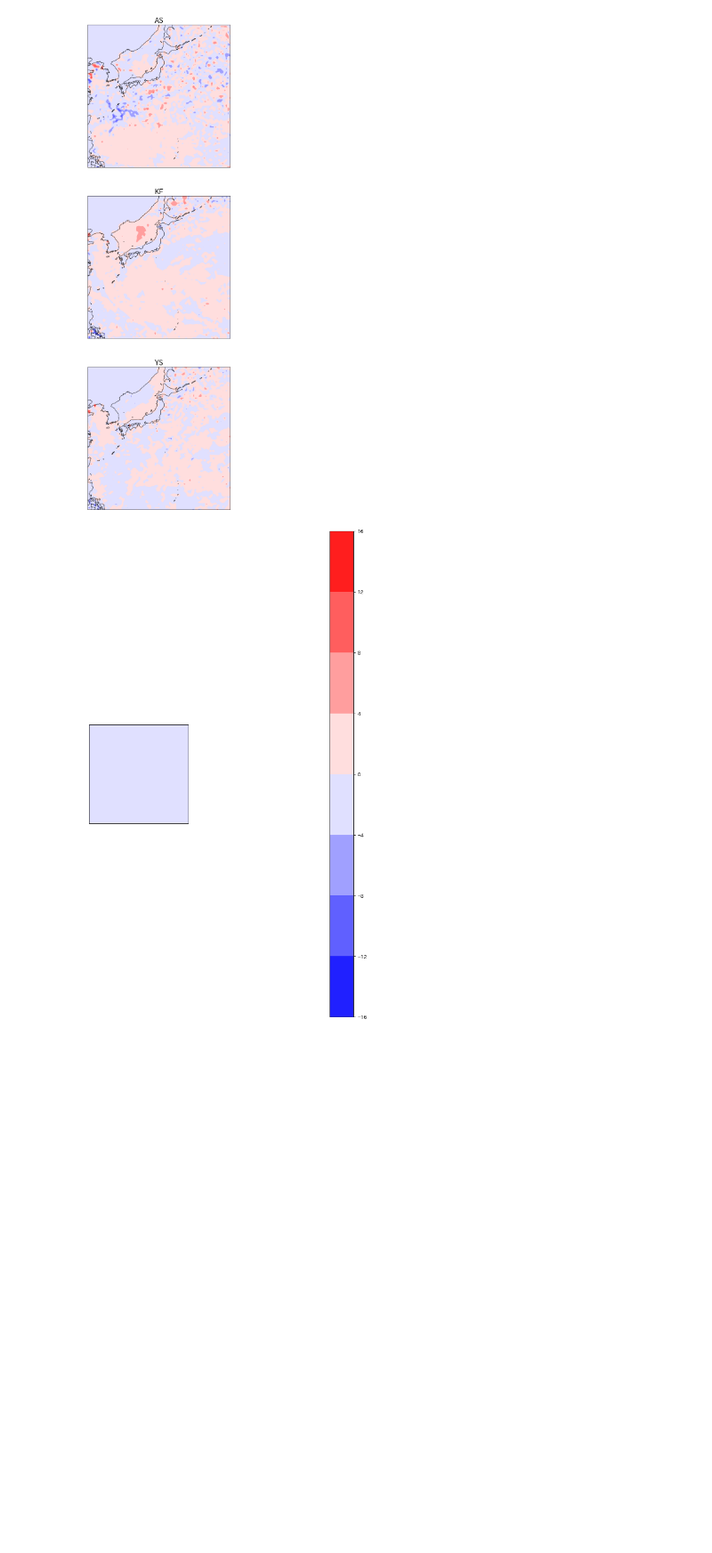
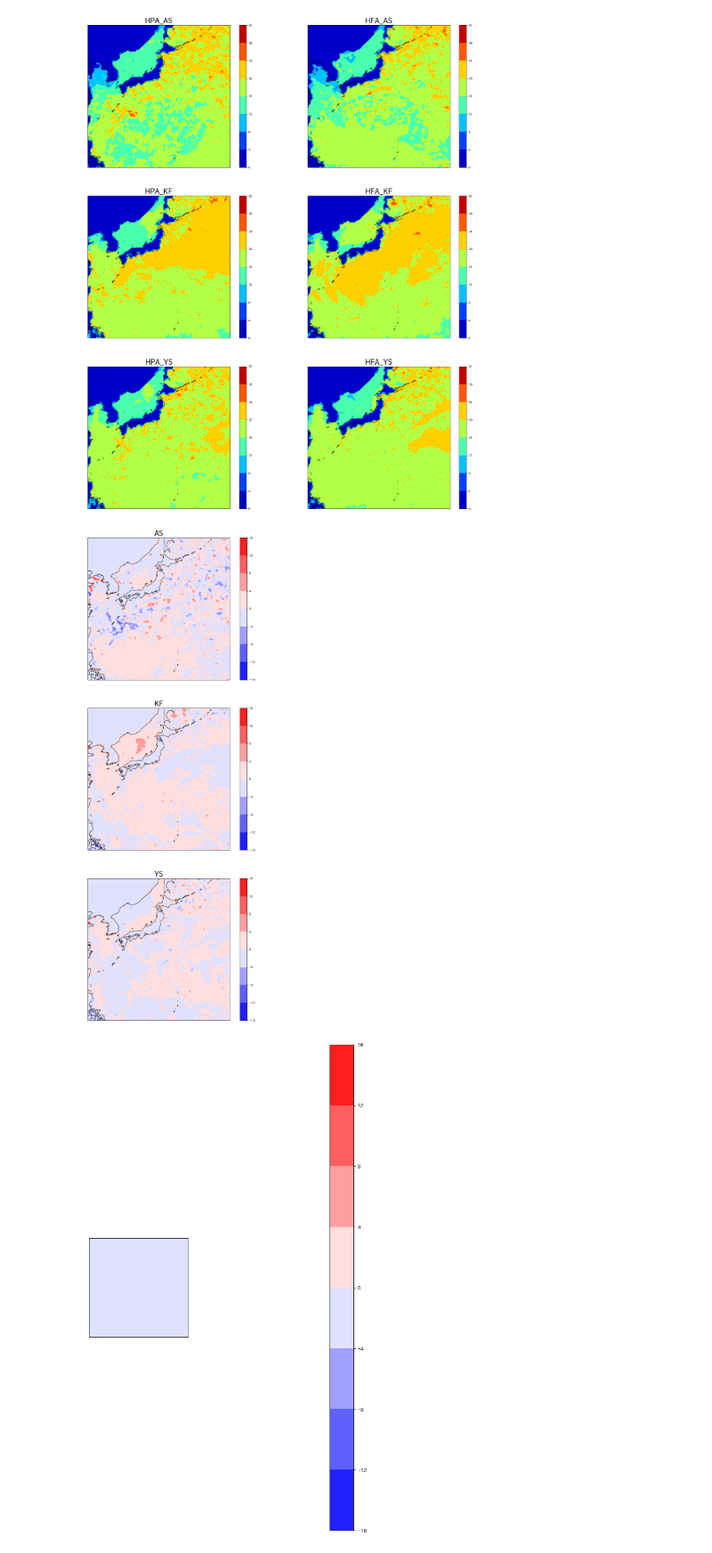
Before and after one commit to greedtn/MRI-AGCM3.2H, a Jupyter notebook: vizualize_code/diff_of_maxdata.ipynb, the cells around one changed output. Shown at 89% size. Cells and saved outputs as stored; diff of their text form; code cells hidden in the pictures; blank space fills up the shorter version.

```diff
--- a/vizualize_code/diff_of_maxdata.ipynb
+++ b/vizualize_code/diff_of_maxdata.ipynb
@@ -27,7 +27,8 @@ lat_n = lats[0][-1]
 lon_w = lons[0][0]
 lon_e = lons[-1][0]
 
-DATA = []
+DATA_F = []
+DATA_P = []
 
 for i in range(len(MODEL)):
     # モデル名
@@ -48,44 +49,90 @@ for i in range(len(MODEL)):
             else:
                 data_f[index // 79][index % 79] = 0
     # 過去
     with open('../csv2/' + 'HPA_' + model + '_POT.csv', 'r') as csv_file:
         csv_reader = reader(csv_file)
         POT_ALL = list(csv_reader)
         for index in range(79 * 79):
             POT = POT_ALL[index]
             s = [float(val) for val in POT]
             if len(s) > 1:
                 data_p[index // 79][index % 79] = max(s)
             else:
                 data_p[index // 79][index % 79] = 0
 
-    # 将来と過去の差分
-    data = data_f - data_p
-    DATA.append(data)
+    DATA_F.append(data_f)
+    DATA_P.append(data_p)
 
-# 描画
-fig = plt.figure(figsize=(10, 30), facecolor='white')
+
+# 描画(現在気候の最大値)
+fig = plt.figure(figsize=(20, 24))
+levels = np.arange(0, 33, 4)
+ax1 = fig.add_subplot(3, 2, 1, projection=ccrs.PlateCarree())
+a = plt.contourf(lons, lats, DATA_P[0], levels=levels, transform=ccrs.PlateCarree(), cmap='jet')
+c_bar = plt.colorbar(a)
+ax1.coastlines()
+ax1.set_title('HPA_' + MODEL[0], fontsize=24)
+
+ax2 = fig.add_subplot(3, 2, 3, projection=ccrs.PlateCarree())
+a = plt.contourf(lons, lats, DATA_P[1], levels=levels, transform=ccrs.PlateCarree(), cmap='jet')
+c_bar = plt.colorbar(a)
+ax2.coastlines()
+ax2.set_title('HPA_' + MODEL[1], fontsize=24)
+
+ax3 = fig.add_subplot(3, 2, 5, projection=ccrs.PlateCarree())
+a = plt.contourf(lons, lats, DATA_P[2], levels=levels, transform=ccrs.PlateCarree(), cmap='jet')
+c_bar = plt.colorbar(a)
+ax3.coastlines()
+ax3.set_title('HPA_' + MODEL[2], fontsize=24)
+
+# 描画(将来気候の最大値)
+ax4 = fig.add_subplot(3, 2, 2, projection=ccrs.PlateCarree())
+a = plt.contourf(lons, lats, DATA_F[0], levels=levels, transform=ccrs.PlateCarree(), cmap='jet')
+c_bar = plt.colorbar(a)
+ax4.coastlines()
+ax4.set_title('HFA_' + MODEL[0], fontsize=24)
+
+ax5 = fig.add_subplot(3, 2, 4, projection=ccrs.PlateCarree())
+a = plt.contourf(lons, lats, DATA_F[1], levels=levels, transform=ccrs.PlateCarree(), cmap='jet')
+c_bar = plt.colorbar(a)
+ax5.coastlines()
+ax5.set_title('HFA_' + MODEL[1], fontsize=24)
+
+ax6 = fig.add_subplot(3, 2, 6, projection=ccrs.PlateCarree())
+a = plt.contourf(lons, lats, DATA_F[2], levels=levels, transform=ccrs.PlateCarree(), cmap='jet')
+c_bar = plt.colorbar(a)
+ax6.coastlines()
+ax6.set_title('HFA_' + MODEL[2], fontsize=24)
+plt.subplots_adjust(left=0.05, right=0.95, bottom=0.05, top=0.95)
+plt.savefig("現在気候と将来気候の最大波高.png")
+plt.show()
+
+# 描画(将来気候と現在気候の最大波高の差)
+fig = plt.figure(figsize=(10, 24))
 levels = np.arange(-16, 17, 4)
 ax1 = fig.add_subplot(3, 1, 1, projection=ccrs.PlateCarree())
-a = plt.contourf(lons, lats, DATA[0], levels=levels, transform=ccrs.PlateCarree(), cmap='bwr')
+a = plt.contourf(lons, lats, DATA_F[0] - DATA_P[0], levels=levels, transform=ccrs.PlateCarree(), cmap='bwr')
+c_bar = plt.colorbar(a)
 ax1.coastlines()
 ax1.set_title(MODEL[0], fontsize=24)
 
 ax2 = fig.add_subplot(3, 1, 2, projection=ccrs.PlateCarree())
-a = plt.contourf(lons, lats, DATA[1], levels=levels, transform=ccrs.PlateCarree(), cmap='bwr')
+a = plt.contourf(lons, lats, DATA_F[1] - DATA_P[1], levels=levels, transform=ccrs.PlateCarree(), cmap='bwr')
+c_bar = plt.colorbar(a)
 ax2.coastlines()
 ax2.set_title(MODEL[1], fontsize=24)
 
 ax3 = fig.add_subplot(3, 1, 3, projection=ccrs.PlateCarree())
-a = plt.contourf(lons, lats, DATA[2], levels=levels, transform=ccrs.PlateCarree(), cmap='bwr')
+a = plt.contourf(lons, lats, DATA_F[2] - DATA_P[2], levels=levels, transform=ccrs.PlateCarree(), cmap='bwr')
+c_bar = plt.colorbar(a)
 ax3.coastlines()
 ax3.set_title(MODEL[2], fontsize=24)
-
-# fig.suptitle('未来の最大波高と過去の最大波高の差分')
+plt.subplots_adjust(left=0.05, right=0.95, bottom=0.05, top=0.95)
 plt.savefig("最大波高の変化.png")
 plt.show()
 # %% [output]
-[figure, old version]
+[figure, new version]
+[figure, added]
 # %%
 # メモリ出力用
 fig = plt.figure(figsize=(10, 30), facecolor='white')
```
Also changed, not shown: 2 other files.
